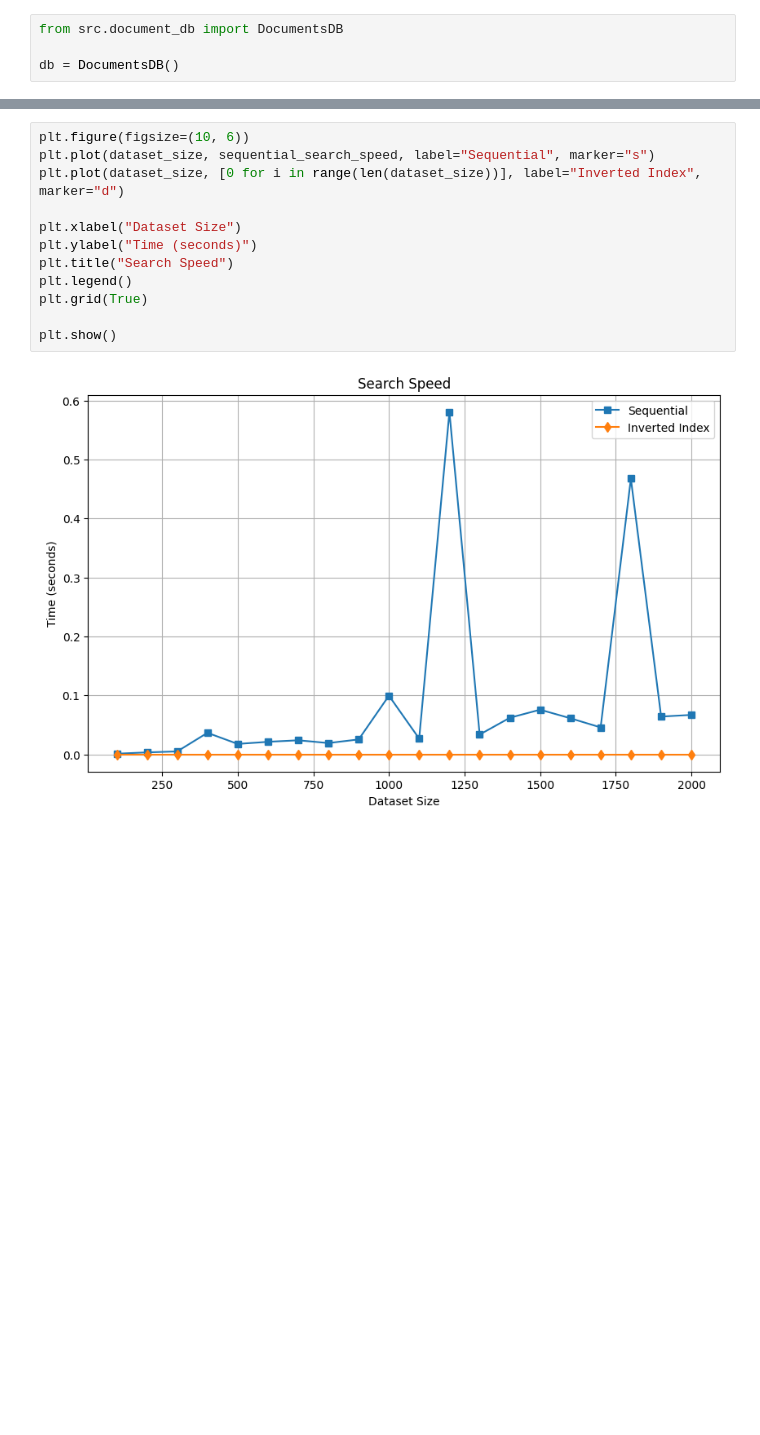
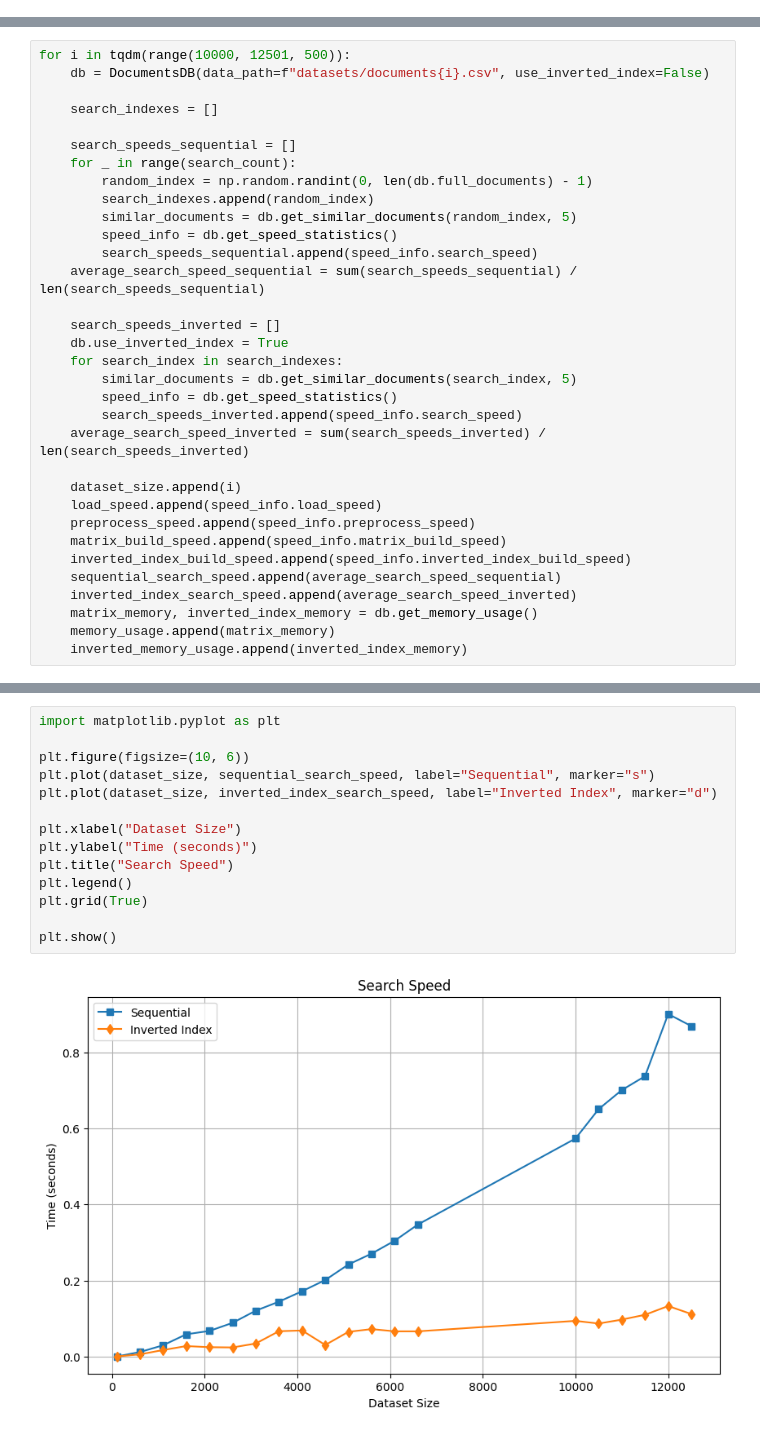
Before and after one commit to daKostych/BI-VWM-2025, a Jupyter notebook: experiments.ipynb, the cells around one changed output, grey strips where cells are left out. Drawn from its saved outputs; the diff is of its cells as text; blank space fills up the shorter version.

```diff
--- a/experiments.ipynb
+++ b/experiments.ipynb
@@ -1,4 +0,0 @@
-# %%
-from src.document_db import DocumentsDB
-
-db = DocumentsDB()
@@ -52 +61,34 @@ for i in range(100, 2001, 100):
+# %%
+for i in tqdm(range(10000, 12501, 500)):
+    db = DocumentsDB(data_path=f"datasets/documents{i}.csv", use_inverted_index=False)
+
+    search_indexes = []
+
+    search_speeds_sequential = []
+    for _ in range(search_count):
+        random_index = np.random.randint(0, len(db.full_documents) - 1)
+        search_indexes.append(random_index)
+        similar_documents = db.get_similar_documents(random_index, 5)
+        speed_info = db.get_speed_statistics()
+        search_speeds_sequential.append(speed_info.search_speed)
+    average_search_speed_sequential = sum(search_speeds_sequential) / len(search_speeds_sequential)
+
+    search_speeds_inverted = []
+    db.use_inverted_index = True
+    for search_index in search_indexes:
+        similar_documents = db.get_similar_documents(search_index, 5)
+        speed_info = db.get_speed_statistics()
+        search_speeds_inverted.append(speed_info.search_speed)
+    average_search_speed_inverted = sum(search_speeds_inverted) / len(search_speeds_inverted)
+
+    dataset_size.append(i)
+    load_speed.append(speed_info.load_speed)
+    preprocess_speed.append(speed_info.preprocess_speed)
+    matrix_build_speed.append(speed_info.matrix_build_speed)
+    inverted_index_build_speed.append(speed_info.inverted_index_build_speed)
+    sequential_search_speed.append(average_search_speed_sequential)
+    inverted_index_search_speed.append(average_search_speed_inverted)
+    matrix_memory, inverted_index_memory = db.get_memory_usage()
+    memory_usage.append(matrix_memory)
+    inverted_memory_usage.append(inverted_index_memory)
 # %%
@@ -82,17 +122,19 @@ plt.show()
 # %%
+import matplotlib.pyplot as plt
+
 plt.figure(figsize=(10, 6))
 plt.plot(dataset_size, sequential_search_speed, label="Sequential", marker="s")
-plt.plot(dataset_size, [0 for i in range(len(dataset_size))], label="Inverted Index", marker="d")
+plt.plot(dataset_size, inverted_index_search_speed, label="Inverted Index", marker="d")
 
 plt.xlabel("Dataset Size")
 plt.ylabel("Time (seconds)")
 plt.title("Search Speed")
 plt.legend()
 plt.grid(True)
 
 plt.show()
 # %% [output]
-[figure, old version]
+[figure, new version]
 # %%
 plt.figure(figsize=(10, 6))
 plt.plot(dataset_size, preprocess_speed, label="Preprocessing Speed", marker="s")
```
Also changed, not shown: parts of 7 cells of this notebook, 5 other files.
